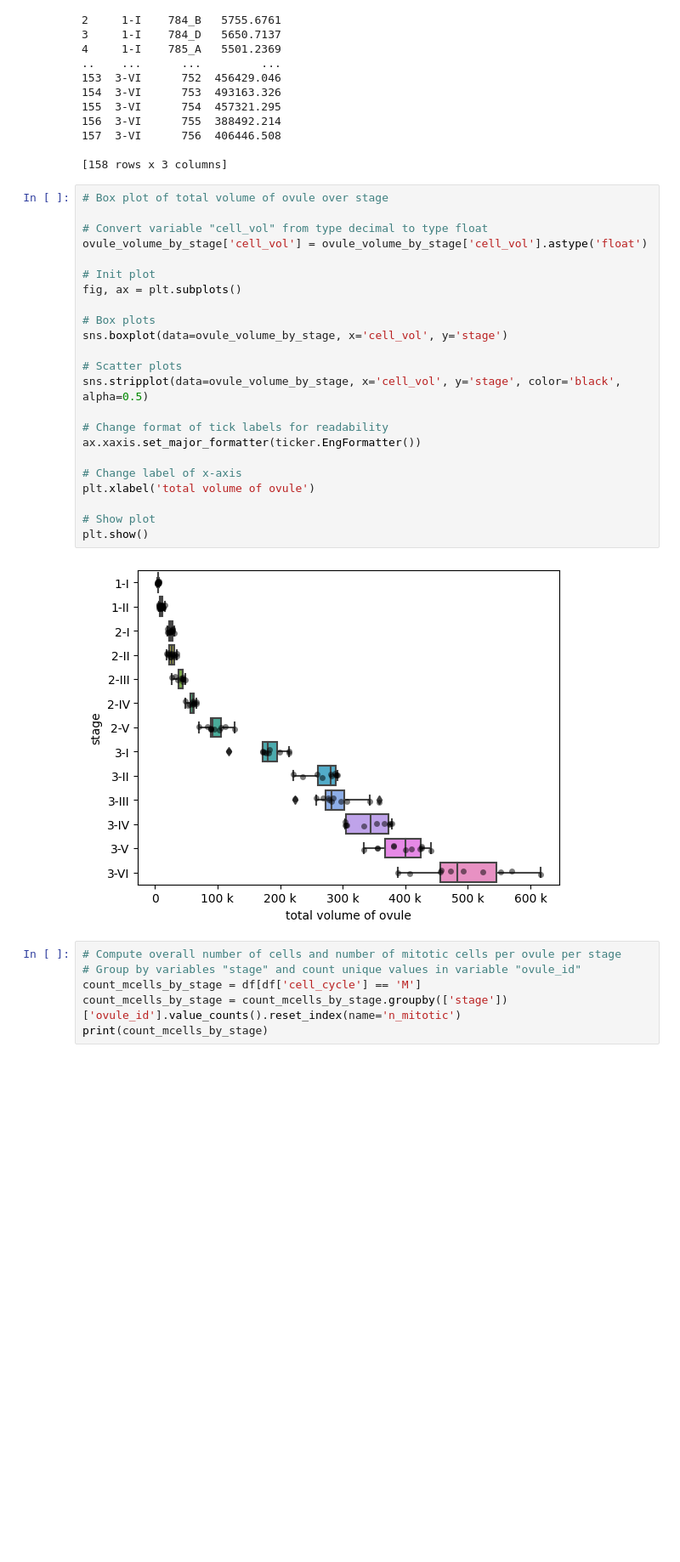
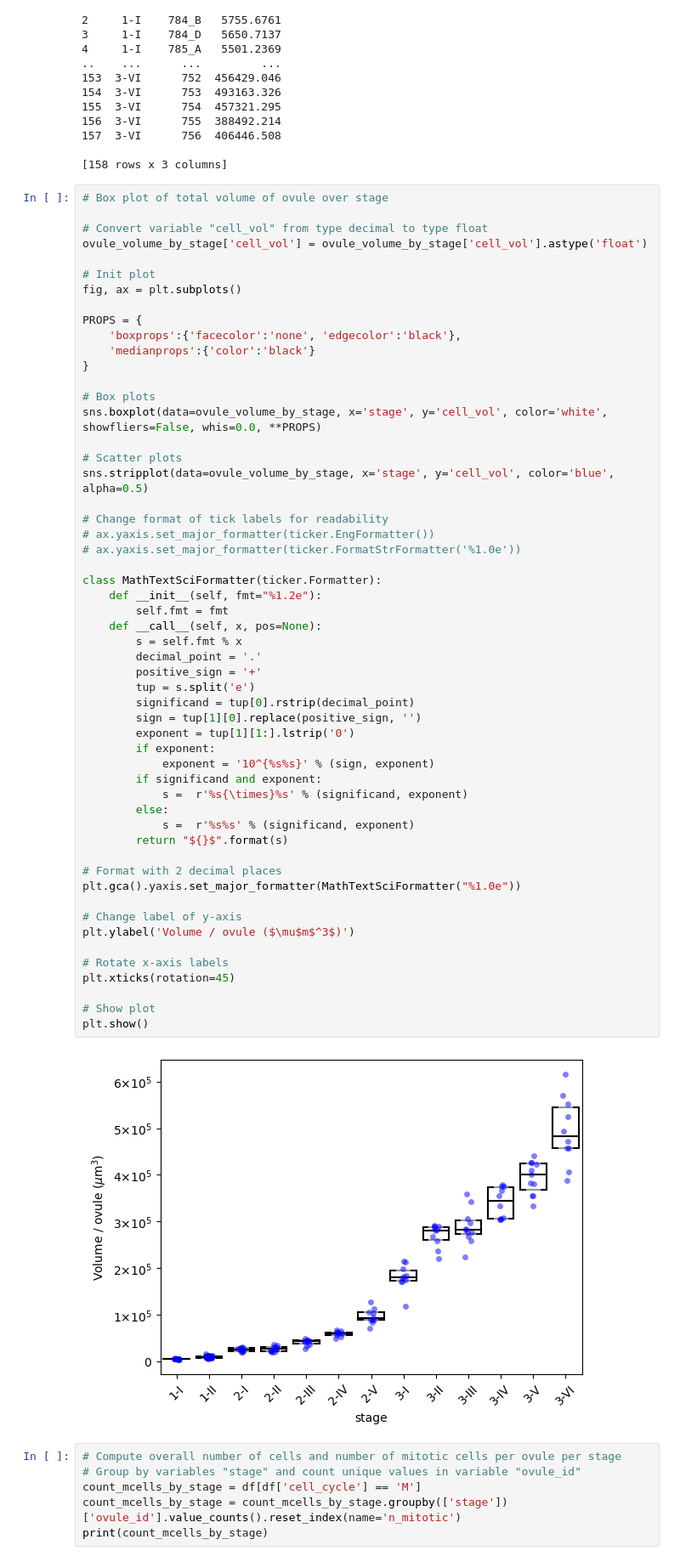
Before and after one commit to SNZLab/3D-ovule-analysis-pipeline, a Jupyter notebook: Automation_pipeline.ipynb, the cells around one changed output. Shown: that part at 85% size. Saved outputs shown, nothing was run; the diff lists cells and outputs as text; blank space fills up the shorter version.

```diff
--- a/Automation_pipeline.ipynb
+++ b/Automation_pipeline.ipynb
@@ -196,28 +201,59 @@ print(ovule_volume_by_stage)
 # %%
 # Box plot of total volume of ovule over stage
 
 # Convert variable "cell_vol" from type decimal to type float
 ovule_volume_by_stage['cell_vol'] = ovule_volume_by_stage['cell_vol'].astype('float')
 
 # Init plot
 fig, ax = plt.subplots()
 
+PROPS = {
+    'boxprops':{'facecolor':'none', 'edgecolor':'black'},
+    'medianprops':{'color':'black'}
+}
+
 # Box plots
-sns.boxplot(data=ovule_volume_by_stage, x='cell_vol', y='stage')
+sns.boxplot(data=ovule_volume_by_stage, x='stage', y='cell_vol', color='white', showfliers=False, whis=0.0, **PROPS)
 
 # Scatter plots
-sns.stripplot(data=ovule_volume_by_stage, x='cell_vol', y='stage', color='black', alpha=0.5)
+sns.stripplot(data=ovule_volume_by_stage, x='stage', y='cell_vol', color='blue', alpha=0.5)
 
 # Change format of tick labels for readability
-ax.xaxis.set_major_formatter(ticker.EngFormatter())
+# ax.yaxis.set_major_formatter(ticker.EngFormatter())
+# ax.yaxis.set_major_formatter(ticker.FormatStrFormatter('%1.0e'))
 
-# Change label of x-axis
-plt.xlabel('total volume of ovule')
+class MathTextSciFormatter(ticker.Formatter):
+    def __init__(self, fmt="%1.2e"):
+        self.fmt = fmt
+    def __call__(self, x, pos=None):
+        s = self.fmt % x
+        decimal_point = '.'
+        positive_sign = '+'
+        tup = s.split('e')
+        significand = tup[0].rstrip(decimal_point)
+        sign = tup[1][0].replace(positive_sign, '')
+        exponent = tup[1][1:].lstrip('0')
+        if exponent:
+            exponent = '10^{%s%s}' % (sign, exponent)
+        if significand and exponent:
+            s =  r'%s{\times}%s' % (significand, exponent)
+        else:
+            s =  r'%s%s' % (significand, exponent)
+        return "${}$".format(s)
+
+# Format with 2 decimal places
+plt.gca().yaxis.set_major_formatter(MathTextSciFormatter("%1.0e"))
+
+# Change label of y-axis
+plt.ylabel('Volume / ovule ($\mu$m$^3$)')
+
+# Rotate x-axis labels
+plt.xticks(rotation=45)
 
 # Show plot
 plt.show()
 # %% [output]
-[figure, old version]
+[figure, new version]
 # %%
 # Compute overall number of cells and number of mitotic cells per ovule per stage
 # Group by variables "stage" and count unique values in variable "ovule_id"
```
Also changed, not shown: parts of 2 cells of this notebook.
